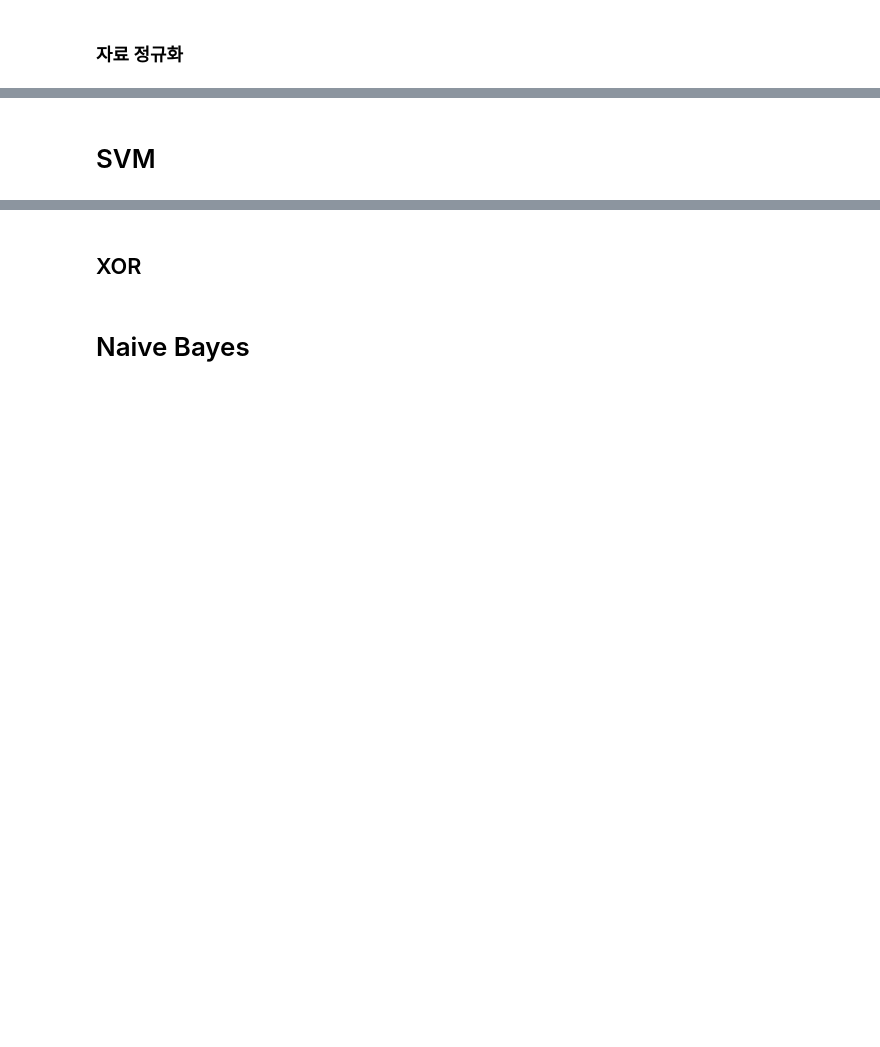
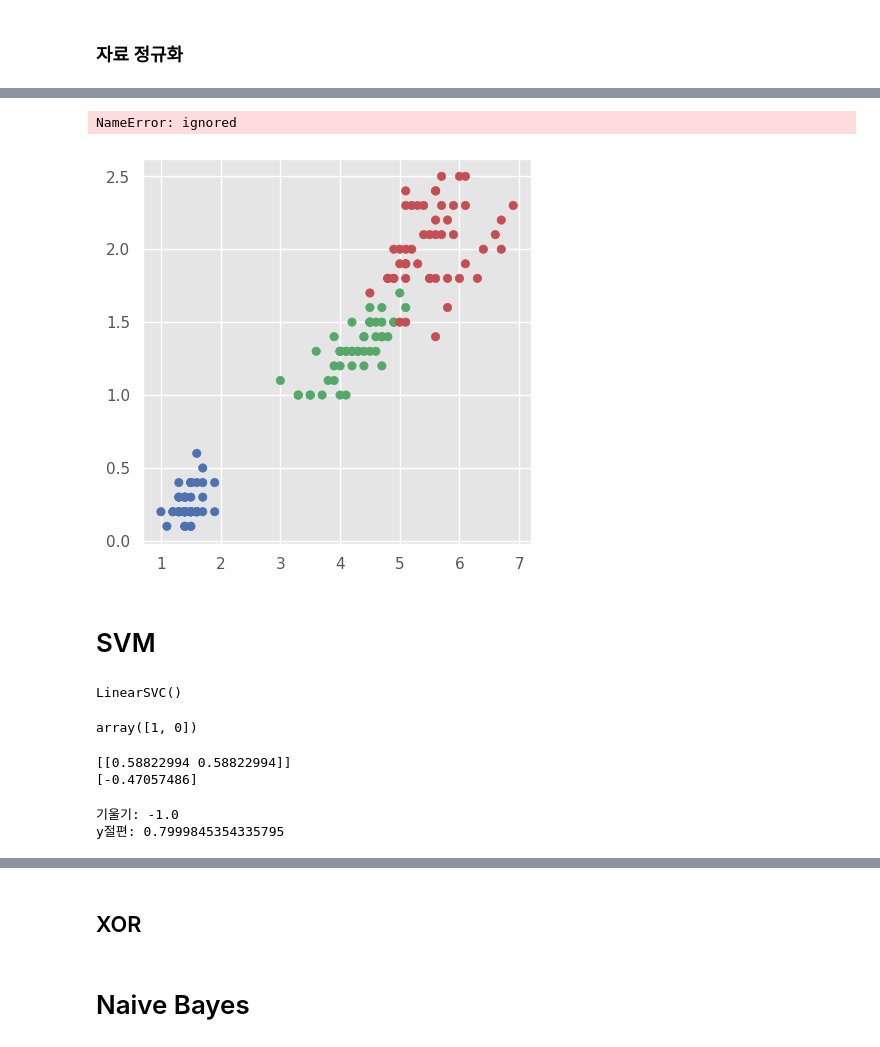
Before and after one commit to gymnopedy01/ictis-2023-ai, a Jupyter notebook: 다운로드/배포_ML_분류.ipynb, the cells around one changed output, grey strips where cells are left out. Cells and saved outputs as stored; diff of their text form; code cells hidden in the pictures; blank space fills up the shorter version.

```diff
--- a/다운로드/배포_ML_분류.ipynb
+++ b/다운로드/배포_ML_분류.ipynb
@@ -31,14 +71,21 @@ def dispConfusionMatrix(y_true, y_pred):
 # %%
 # 데이터 & 예측결과 표시하기
 plt.figure(figsize=(5,5))
 
 plt.scatter(x=df['petal length (cm)'],
             y=df['petal width (cm)'],
-            color =  ,
-            alpha= ) #불투명
+            color =  setcolor(df['target']),
+            alpha=1 ) #불투명
 
+plt.scatter(x=edf['petal length (cm)'],
+            y=edf['petal width (cm)'],
+            color = 'k',
+            alpha = 0.4)
 
 plt.show()
+# %% [output]
+NameError: ignored
+[figure, added]
 # %% [markdown]
 # SVM
 # %%
@@ -48,11 +95,30 @@ y =
+# %%
+from sklearn.svm import LinearSVC
+model = LinearSVC()
+model.fit(x, y)
+# %% [output]
+LinearSVC()
+# %%
+test_data = np.array([[0.7, 0.6],
+                        [0.3,0.2]])
+pred = model.predict(test_data)
+pred
+# %% [output]
+array([1, 0])
 # %%
-print(model. )
-print(model. )
+print(model.coef_ )
+print(model.intercept_ )
+# %% [output]
+[[0.58822994 0.58822994]]
+[-0.47057486]
 # %%
-c =
-i =
-w =
-b =
+c =  model.coef_[0]
+i =  model.intercept_[0]
+w =  -c[0] / c[1]
+b =  -i / c[1]
 print('기울기:', w, '\ny절편:', b)
+# %% [output]
+기울기: -1.0
+y절편: 0.7999845354335795
 # %%
 xx = np.linspace(0, 1.5, 50)
```
Also changed, not shown: parts of 13 cells of this notebook.
